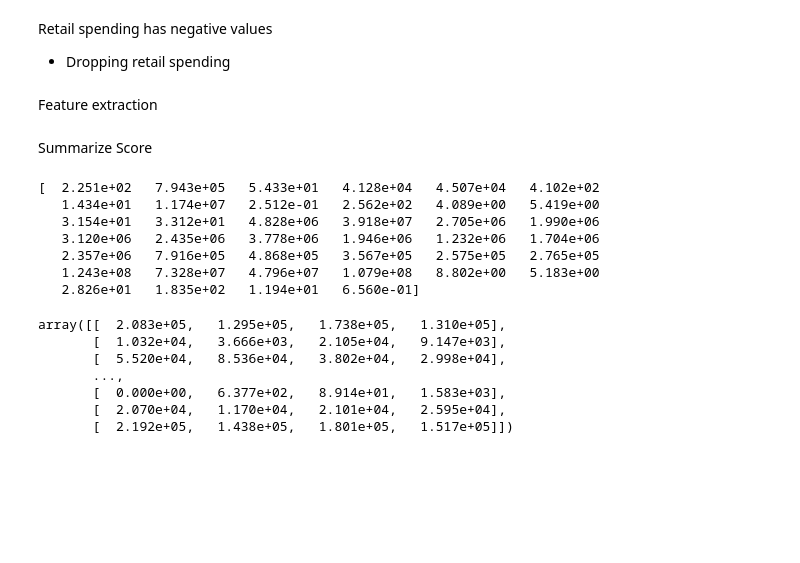
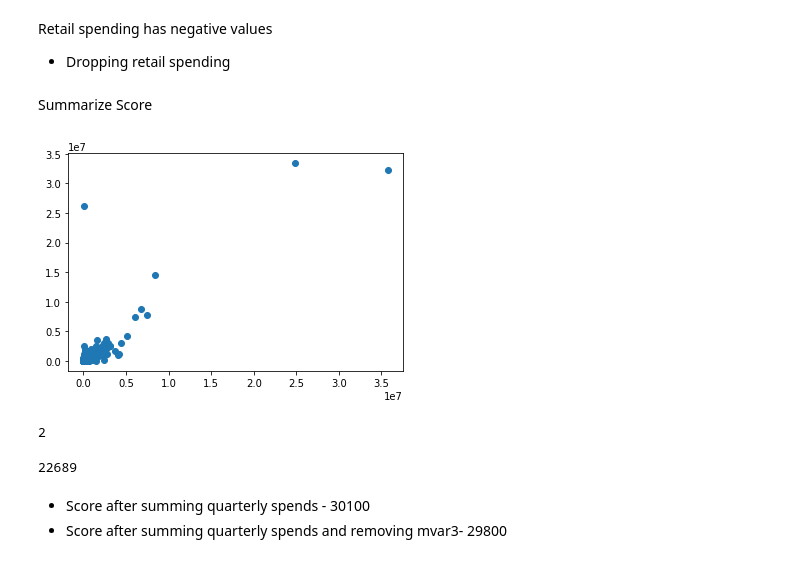
Before and after one commit to rohanchopra/Envible-Analyze-This-2017, a Jupyter notebook: Data-Analysis.ipynb, the cells around one changed output. Saved outputs shown, nothing was run; the diff lists cells and outputs as text; code cells hidden in the pictures; blank space fills up the shorter version.

Commit message:
Sum quarterly spends

```diff
--- a/Data-Analysis.ipynb
+++ b/Data-Analysis.ipynb
@@ -168,9 +163,8 @@ dtype: int64
 Retail spending has negative values
 - Dropping retail spending
 # %%
-data.drop('mvar32',inplace=True,axis=1)
-data.drop('mvar33',inplace=True,axis=1)
-data.drop('mvar34',inplace=True,axis=1)
-data.drop('mvar35',inplace=True,axis=1)
+dataPos = data
+dataPos.drop('mvar32',inplace=True,axis=1)
+dataPos.drop('mvar33',inplace=True,axis=1)
+dataPos.drop('mvar34',inplace=True,axis=1)
+dataPos.drop('mvar35',inplace=True,axis=1)
-# %% [markdown]
-Feature extraction
@@ -180,24 +171,7 @@ fit = test.fit(X, Y)
 # %% [markdown]
 Summarize Score
-# %%
-np.set_printoptions(precision=3)
-print(fit.scores_)
-features = fit.transform(X)
-# %% [output]
-[  2.251e+02   7.943e+05   5.433e+01   4.128e+04   4.507e+04   4.102e+02
-   1.434e+01   1.174e+07   2.512e-01   2.562e+02   4.089e+00   5.419e+00
-   3.154e+01   3.312e+01   4.828e+06   3.918e+07   2.705e+06   1.990e+06
-   3.120e+06   2.435e+06   3.778e+06   1.946e+06   1.232e+06   1.704e+06
-   2.357e+06   7.916e+05   4.868e+05   3.567e+05   2.575e+05   2.765e+05
-   1.243e+08   7.328e+07   4.796e+07   1.079e+08   8.802e+00   5.183e+00
-   2.826e+01   1.835e+02   1.194e+01   6.560e-01]
-# %%
-features
-# %% [output]
-array([[  2.083e+05,   1.295e+05,   1.738e+05,   1.310e+05],
-       [  1.032e+04,   3.666e+03,   2.105e+04,   9.147e+03],
-       [  5.520e+04,   8.536e+04,   3.802e+04,   2.998e+04],
-       ...,
-       [  0.000e+00,   6.377e+02,   8.914e+01,   1.583e+03],
-       [  2.070e+04,   1.170e+04,   2.101e+04,   2.595e+04],
-       [  2.192e+05,   1.438e+05,   1.801e+05,   1.517e+05]])
+# %%
+pyplot.scatter(data['mvar38'],data['mvar37'])
+pyplot.show()
+# %% [output]
+[figure, added]
@@ -203,0 +180,8 @@ array([[  2.083e+05,   1.295e+05,   1.738e+05,   1.310e+05],
+# %%
+retailSpend.lt(0).sum()
+# %% [output]
+2
+# %%
+retailSpend.eq(0).sum()
+# %% [output]
+22689
@@ -203,0 +190,3 @@ array([[  2.083e+05,   1.295e+05,   1.738e+05,   1.310e+05],
+# %% [markdown]
+- Score after summing quarterly spends - 30100
+- Score after summing quarterly spends and removing mvar3- 29800
```
Also changed, not shown: parts of 10 cells of this notebook, 6 other files.
